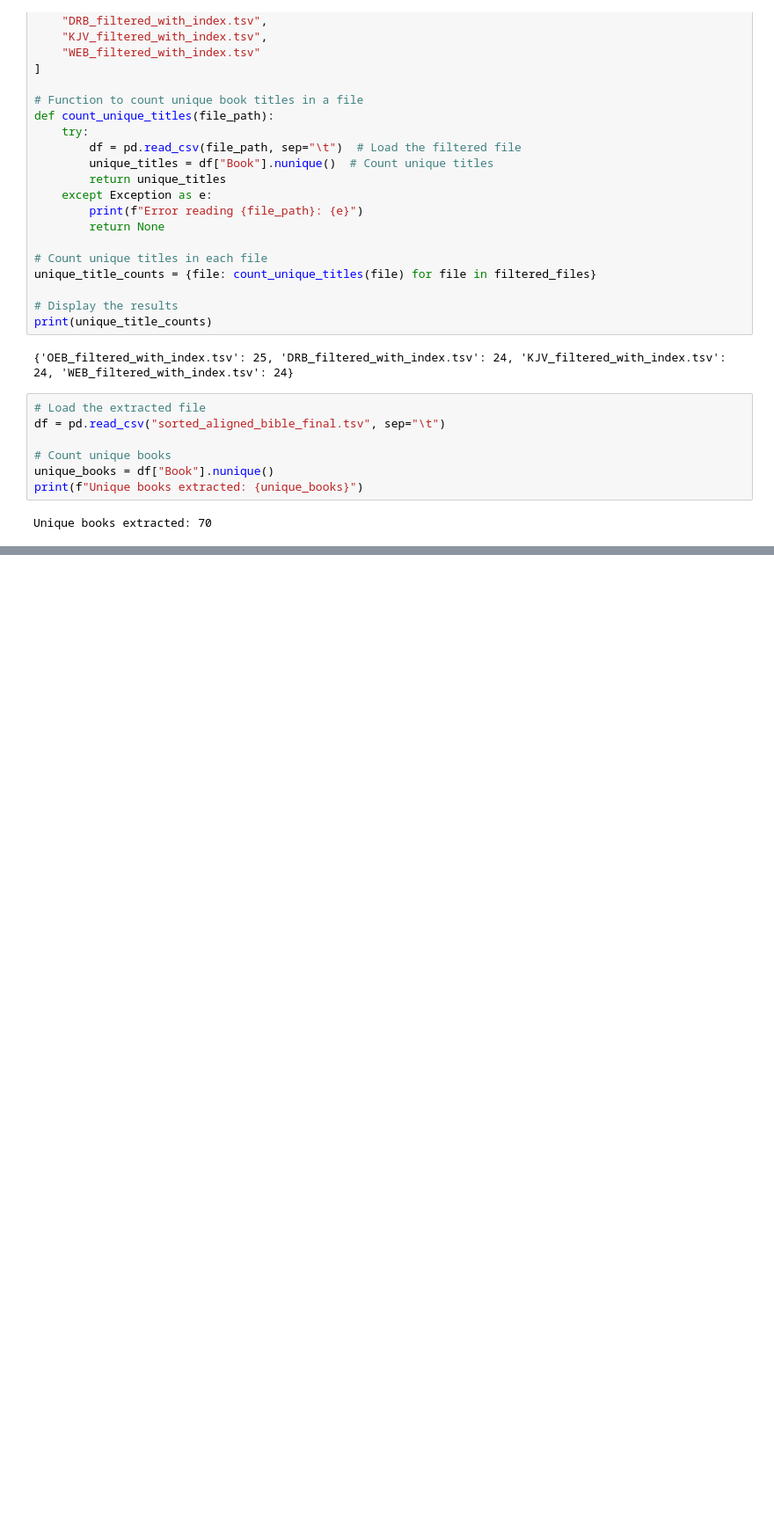
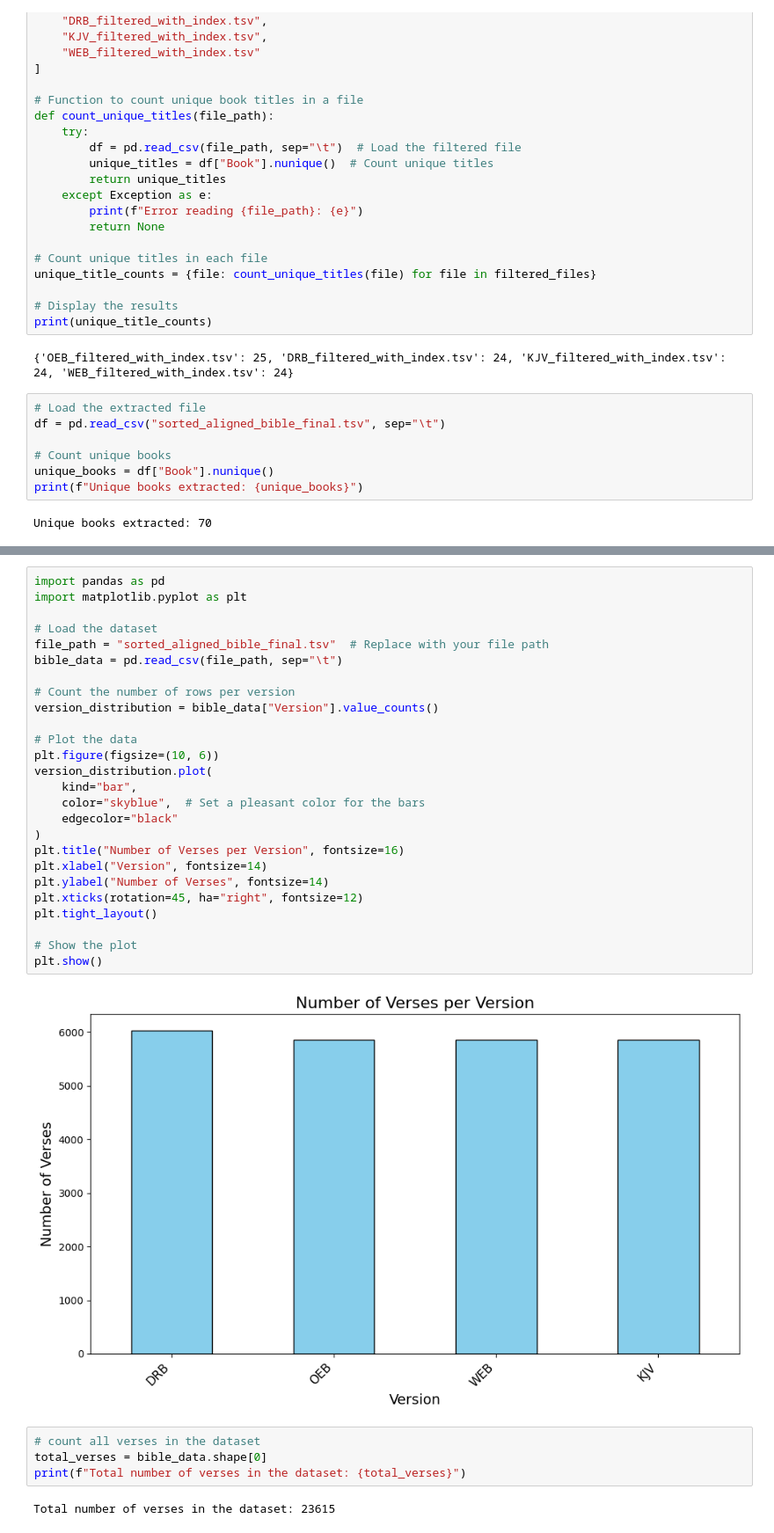
Before and after one commit to pstroe/chartering-new-realms-2024, a Jupyter notebook: Data_Analysis_data_cleaning.ipynb, the cells around one changed output, grey strips where cells are left out. Shown: that part at 88% size. Drawn from its saved outputs; the diff is of its cells as text; blank space fills up the shorter version.

Commit message:
added some stats about the dataset

```diff
--- a/Data_Analysis_data_cleaning.ipynb
+++ b/Data_Analysis_data_cleaning.ipynb
@@ -640,0 +720,34 @@ Unique books extracted: 70
+# %%
+import pandas as pd
+import matplotlib.pyplot as plt
+
+# Load the dataset
+file_path = "sorted_aligned_bible_final.tsv"  # Replace with your file path
+bible_data = pd.read_csv(file_path, sep="\t")
+
+# Count the number of rows per version
+version_distribution = bible_data["Version"].value_counts()
+
+# Plot the data
+plt.figure(figsize=(10, 6))
+version_distribution.plot(
+    kind="bar",
+    color="skyblue",  # Set a pleasant color for the bars
+    edgecolor="black"
+)
+plt.title("Number of Verses per Version", fontsize=16)
+plt.xlabel("Version", fontsize=14)
+plt.ylabel("Number of Verses", fontsize=14)
+plt.xticks(rotation=45, ha="right", fontsize=12)
+plt.tight_layout()
+
+# Show the plot
+plt.show()
+# %% [output]
+[figure, added]
+# %%
+# count all verses in the dataset
+total_verses = bible_data.shape[0]
+print(f"Total number of verses in the dataset: {total_verses}")
+# %% [output]
+Total number of verses in the dataset: 23615
```
Also changed, not shown: parts of 22 cells of this notebook, 2 other files.
